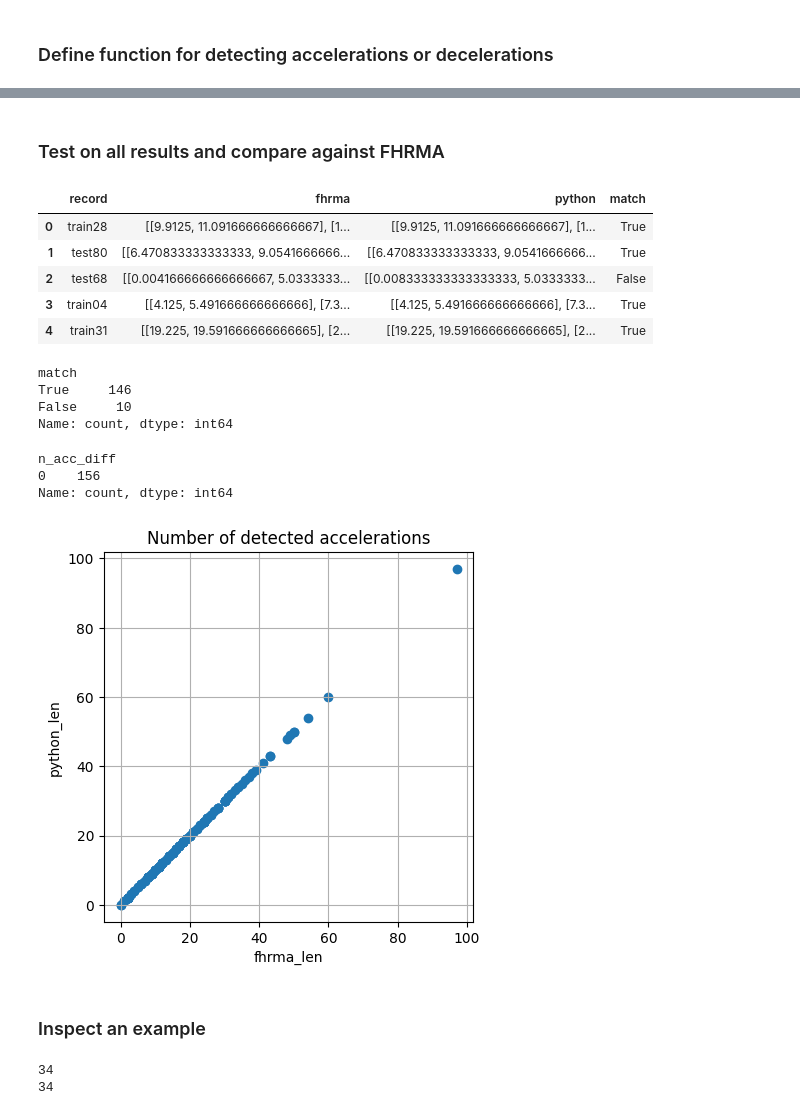
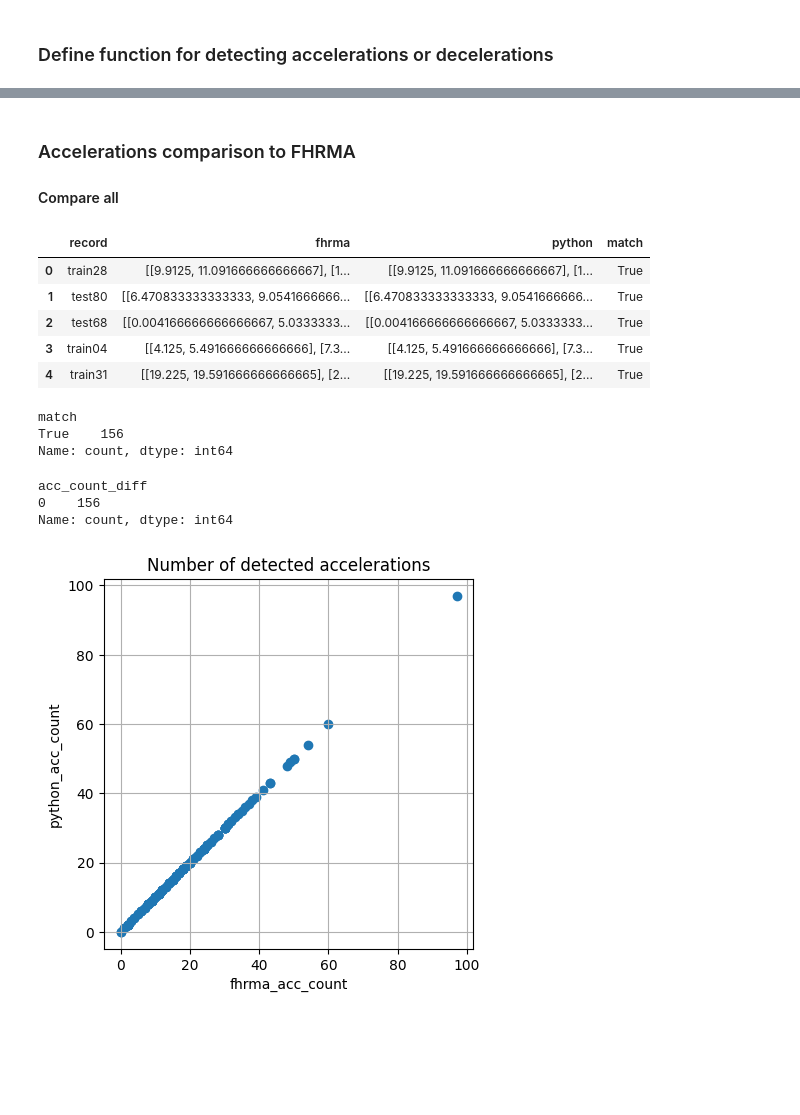
Before and after one commit to birth-outcomes/fhrma_python, a Jupyter notebook: maeda_2012_accelerations_decelerations.ipynb, the cells around one changed output, grey strips where cells are left out. Drawn from its saved outputs; the diff is of its cells as text; code cells hidden in the pictures; blank space fills up the shorter version.

```diff
--- a/maeda_2012_accelerations_decelerations.ipynb
+++ b/maeda_2012_accelerations_decelerations.ipynb
@@ -217,7 +217,7 @@ def detect_accident(sig, thre):
         if len(dacc) > 0:
             dacc = dacc[-1]
         else:
-            dacc = 1
+            dacc = 0
 
         # Extract all of signal after that point
         after = sig[dacc+1:]
@@ -322,42 +256,51 @@ array([[  2.34583333,   2.87083333],
-# %% [markdown]
-### Test on all results and compare against FHRMA
 # %%
-res = []
+# Initialise empty to lists to store results
+acc = []
+dec = []
 
+# Loop through each of the FHR signals
 for record, fhr in raw_fhr.items():
 
     # Get baseline for that record
     baseline = fhrma_maeda_base[record]
 
-    # Get acceleration result from FHRMA for that record
-    fhrma_result = fhrma_maeda_acc[record]
+    # Get results from FHRMA for that record
+    fhrma_acc = fhrma_maeda_acc[record]
+    fhrma_dec = fhrma_maeda_dec[record]
 
-    # Use function to get my result for accelerations
-    python_result = detect_accident(fhr-baseline, 15)[['start', 'end']].to_numpy()
+    # Get accelerations and decelerations using python function above
+    python_acc = detect_accident(fhr-baseline, 15)[['start', 'end']].to_numpy()
+    python_dec = detect_accident(baseline-fhr, 15)[['start', 'end']].to_numpy()
 
     # Check if all match
-    match = np.array_equal(fhrma_result, python_result)
+    acc_match = np.array_equal(fhrma_acc, python_acc)
+    dec_match = np.array_equal(fhrma_dec, python_dec)
 
     # Store in results
-    res.append([record, fhrma_result, python_result, match])
+    acc.append([record, fhrma_acc, python_acc, acc_match])
+    dec.append([record, fhrma_dec, python_dec, dec_match])
 
 # Convert to dataframe
-result = pd.DataFrame(res, columns=['record', 'fhrma', 'python', 'match'])
+acc_result = pd.DataFrame(acc, columns=['record', 'fhrma', 'python', 'match'])
+dec_result = pd.DataFrame(acc, columns=['record', 'fhrma', 'python', 'match'])
+# %% [markdown]
+### Accelerations comparison to FHRMA
+
+#### Compare all
 # %%
-result.head()
+acc_result.head()
 # %% [output]
 |  | record | fhrma | python | match |
 | 0 | train28 | [[9.9125, 11.091666666666667], [1... | [[9.9125, 11.091666666666667], [1... | True |
 | 1 | test80 | [[6.470833333333333, 9.0541666666... | [[6.470833333333333, 9.0541666666... | True |
-| 2 | test68 | [[0.004166666666666667, 5.0333333... | [[0.008333333333333333, 5.0333333... | False |
+| 2 | test68 | [[0.004166666666666667, 5.0333333... | [[0.004166666666666667, 5.0333333... | True |
 | 3 | train04 | [[4.125, 5.491666666666666], [7.3... | [[4.125, 5.491666666666666], [7.3... | True |
 | 4 | train31 | [[19.225, 19.591666666666665], [2... | [[19.225, 19.591666666666665], [2... | True |
 # %%
-result['match'].value_counts()
+acc_result['match'].value_counts()
 # %% [output]
 match
-True     146
-False     10
+True    156
 Name: count, dtype: int64
 # %%
 def compare_means(df, x, y, title):
@@ -378,32 +321,18 @@ def compare_means(df, x, y, title):
     plt.show()
 # %%
 # Get number of accelerations for each record
-result['fhrma_len'] = [len(x) for x in result['fhrma']]
-result['python_len'] = [len(x) for x in result['python']]
+acc_result['fhrma_acc_count'] = [len(x) for x in acc_result['fhrma']]
+acc_result['python_acc_count'] = [len(x) for x in acc_result['python']]
 
 # Show difference
-result['n_acc_diff'] = result['python_len'] - result['fhrma_len']
-display(result['n_acc_diff'].value_counts())
+acc_result['acc_count_diff'] = acc_result['python_acc_count'] - acc_result['fhrma_acc_count']
+display(acc_result['acc_count_diff'].value_counts())
 
 # Plot comparison
-compare_means(result, 'fhrma_len', 'python_len',
+compare_means(acc_result, 'fhrma_acc_count', 'python_acc_count',
               'Number of detected accelerations')
 # %% [output]
-n_acc_diff
+acc_count_diff
 0    156
 Name: count, dtype: int64
-[figure, old version]
+[figure, new version]
-# %% [markdown]
-### Inspect an example
-# %%
-# Extract results from a particular record
-test = result[result['record'] == 'test68']
-fhrma = test['fhrma'].values[0]
-python = test['python'].values[0]
-
-# Compare lengths
-print(len(fhrma))
-print(len(python))
-# %% [output]
-34
-34
```
Also changed, not shown: parts of 13 cells of this notebook.
